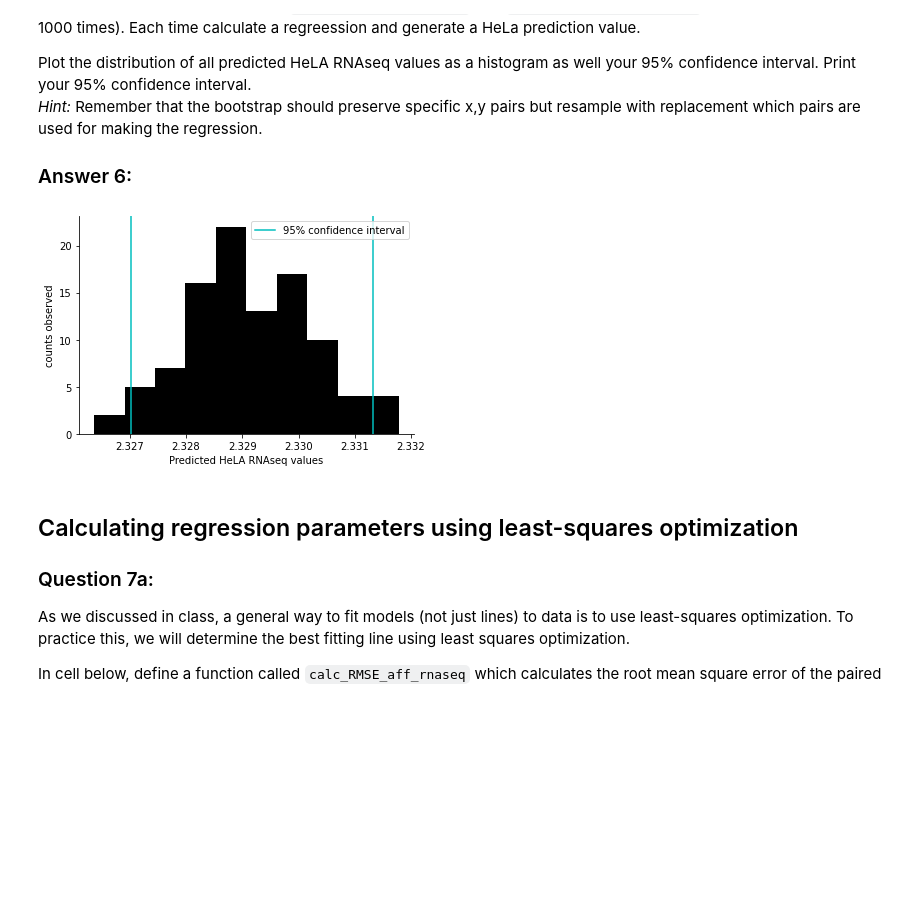
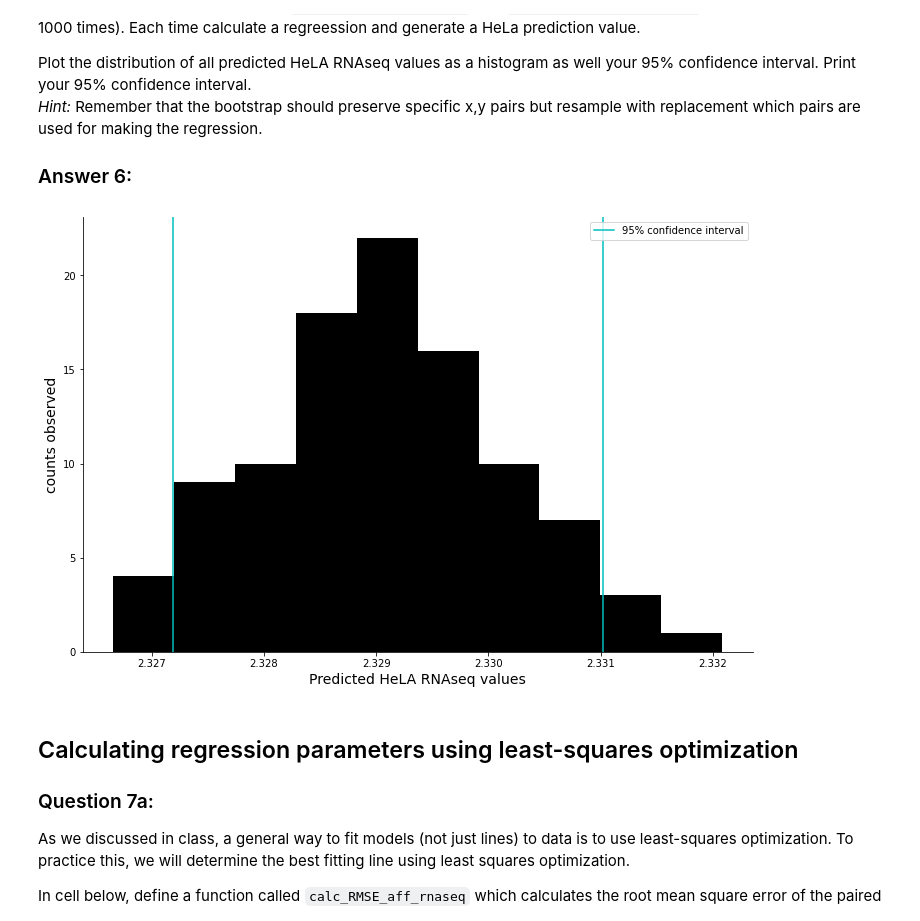
Before and after one commit to skylerhar1/Hw8-Skyler-riely-michael, a Jupyter notebook: hw08_white.ipynb, the cells around one changed output. Saved outputs shown, nothing was run; the diff lists cells and outputs as text; code cells hidden in the pictures; blank space fills up the shorter version.

```diff
--- a/hw08_white.ipynb
+++ b/hw08_white.ipynb
@@ -209,8 +221,8 @@ a_array=np.array(df['mRNA Expression (Affy)'])
 
 RNAseq_array=np.array(df['mRNA Expression (RNAseq)'])
 cell_array=runs*[0]
-bootstrap=rows*[0]
-bootstrap2=rows*[0]
+bootstrap=rows*[0.0]
+bootstrap2=rows*[0.0]
 
 for run in range(runs):
     for row in range(rows):
@@ -222,23 +234,24 @@ for run in range(runs):
     prediction=(line[0]*8.2)+line[1]
     cell_array[run]=prediction
 # %%
-
+fig=plt.figure()
+fig.set_size_inches(12,8)
 
 plt.hist(cell_array, color ='k')
 upperbound=np.percentile(cell_array, 97.5)
 lowerbound=np.percentile(cell_array,2.5)
 
 plt.axvline(upperbound, color = 'c')
 plt.axvline(lowerbound, color = 'c')
-plt.xlabel("Predicted HeLA RNAseq values")
-plt.ylabel("counts observed")
+plt.xlabel("Predicted HeLA RNAseq values",fontsize=14)
+plt.ylabel("counts observed",fontsize=14)
 plt.legend(['95% confidence interval'])
 
 ax=plt.gca()
 ax.spines['top'].set_visible(False)
 ax.spines['right'].set_visible(False)
 # %% [output]
-[figure, old version]
+[figure, new version]
 # %% [markdown]
 ## Calculating regression parameters using least-squares optimization
 ### Question 7a:
```
Also changed, not shown: parts of 7 cells of this notebook.
